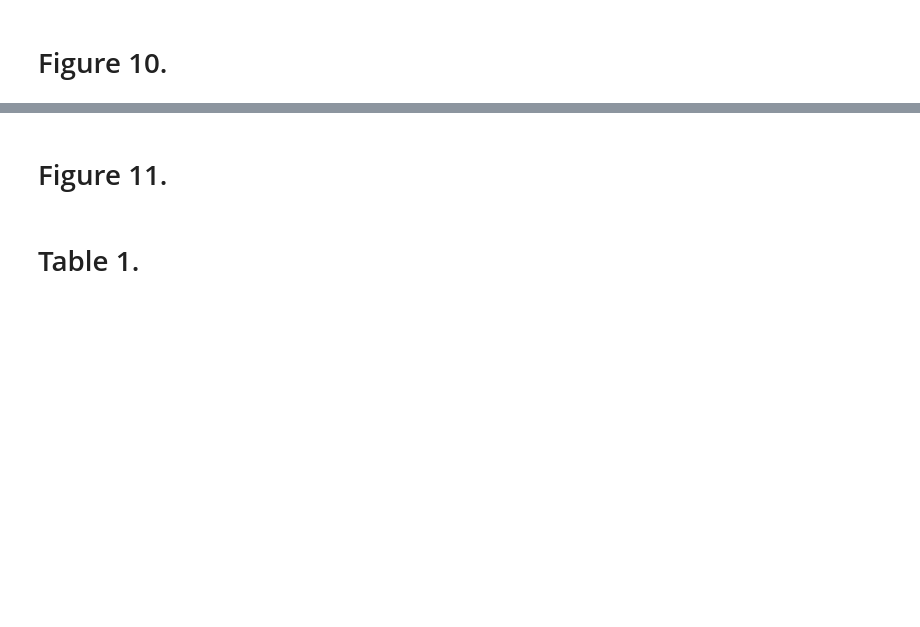
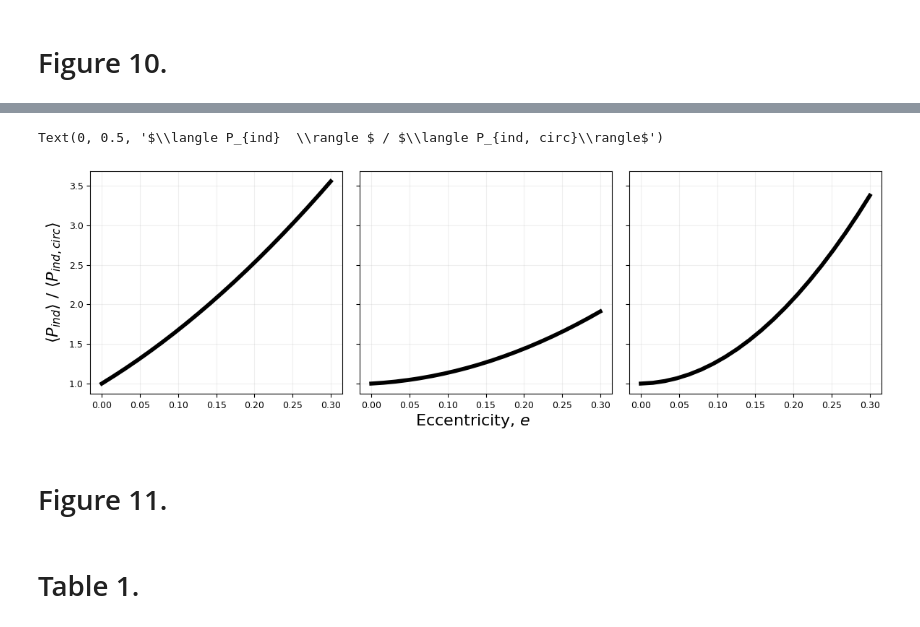
Before and after one commit to madisontbrady/ohmic_heating, a Jupyter notebook: atmospheric_heating_eccentric.ipynb, the cells around one changed output, grey strips where cells are left out. Drawn from its saved outputs; the diff is of its cells as text; code cells hidden in the pictures; blank space fills up the shorter version.

Commit message:
fixed eccentric prescription (again)

```diff
--- a/atmospheric_heating_eccentric.ipynb
+++ b/atmospheric_heating_eccentric.ipynb
@@ -851,0 +839,20 @@ plt.savefig("pind_ecc.png", dpi=300, bbox_inches="tight")
+# %%
+# wp << wstar (w very high), wp = wstar (w = 0), wp = 2 w (nominal case), wp >> wstar (w very low)
+porbs=np.array([100, 3, 3])
+prots = np.array([2, 2, 100])
+a_vals = ((porbs/365)**2 * mstar_default)**(1/3)
+teq_vals = tstar_default * np.sqrt(rstar_default*hf.RSOLAR/(a_vals*hf.AU)) * (1/4)**(1/4)
+
+
+eccs = np.linspace(0, 0.3, 20)
+p_ecc_orb = np.zeros((len(porbs), len(eccs)))
+
+
+for i in tqdm(range(len(porbs))):
+    rp_ecc_orb, tprofile_ecc_orb, pprofile_ecc_orb = hf.generate_profile(mpl=mp_default,teq=teq_vals[i], cmf=0.01, log_feh=0, co=0.55, tint=100, fixed_radius=None)
+    ts=np.linspace(0, porbs[i]*24*3600)
+
+    for j in range(len(eccs)):
+
+       pinds_ecc_orb, _, _, _, _, _ = hf.find_power(ts,ecc=eccs[j], p=porbs[i], alpha=np.pi/2, bsurf=bsurf_default, rotper=prots[i], fixed_radius=rp_default, use_GASTLI=True, pregen_r=rp_ecc_orb, pregen_tprofile=tprofile_ecc_orb, pregen_pprofile=pprofile_ecc_orb,l=1)
+       p_ecc_orb[i][j]=np.mean(pinds_ecc_orb)
@@ -852,3 +873,17 @@ plt.savefig("pind_ecc.png", dpi=300, bbox_inches="tight")
+# %%
+fig, axs = plt.subplots(1, 3, sharex=True, figsize=(twocolwidth, 4), sharey=True)
+for i in range(len(porbs)):
+    axs[i].plot(eccs, p_ecc_orb[i]/p_ecc_orb[i, 0], color="black", lw=4)
+    axs[i].grid(alpha=0.2)
+
+
+plt.subplots_adjust(wspace=0.07, hspace=0)
+
+fig.text(0.5, 0.00, "Eccentricity, $e$", ha='center', fontsize=fontsize)
+axs[0].set_ylabel("$\langle P_{ind}  \\rangle $ / $\langle P_{ind, circ}\\rangle$", fontsize=fontsize)
+# %% [output]
+Text(0, 0.5, '$\\langle P_{ind}  \\rangle $ / $\\langle P_{ind, circ}\\rangle$')
+[figure, added]
 # %% [markdown]
 # Figure 11.
 # %%
```
Also changed, not shown: parts of 18 cells of this notebook, 1 other file.
